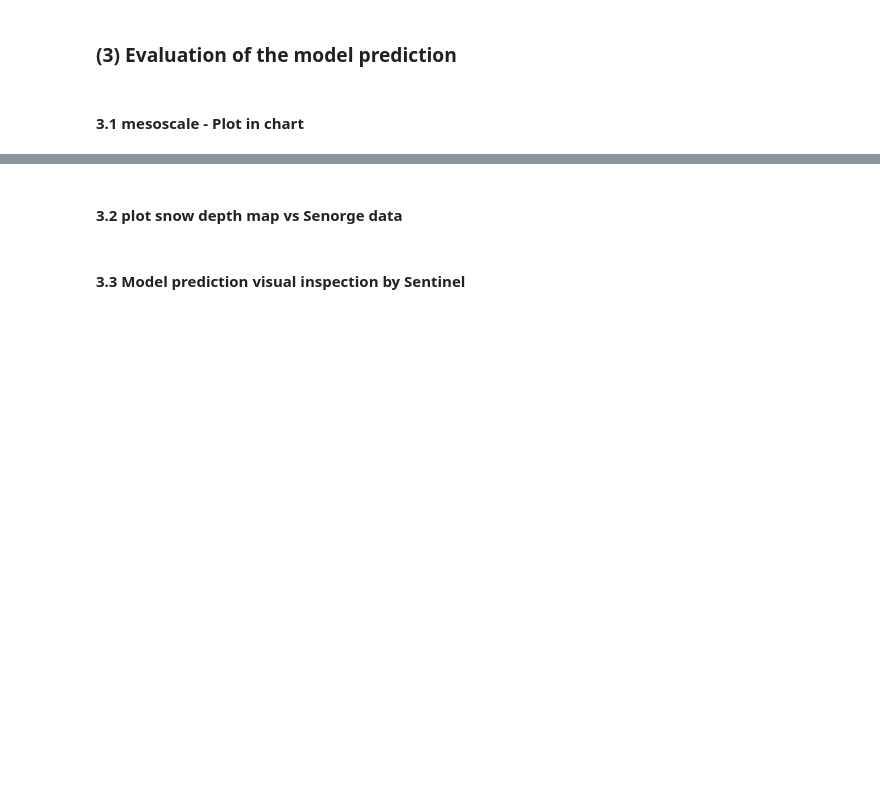
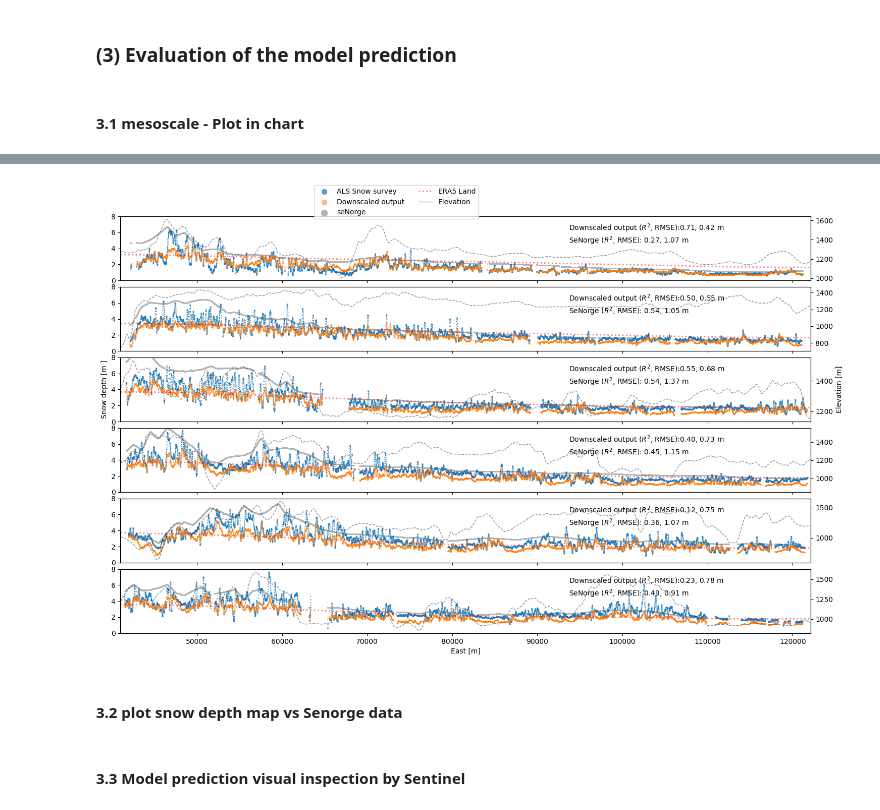
Before and after one commit to liuh886/subgrid_snow, a Jupyter notebook: notebooks/model_prediction.ipynb, the cells around one changed output, grey strips where cells are left out. Saved outputs shown, nothing was run; the diff lists cells and outputs as text; code cells hidden in the pictures; blank space fills up the shorter version.

```diff
--- a/notebooks/model_prediction.ipynb
+++ b/notebooks/model_prediction.ipynb
@@ -335,13 +464,15 @@ data_m,data_s = plot_scatter_snow_depth(v1_list, v2_list, vh_list, vs_list,ve_li
 # %%
 v1_list, v2_list, vh_list, vs_list,ve_list, x_list = extract_along_line(test.sd_predict_dtm1.where(test.lake_mask == 0) -1,
                                                                als_m.where(als_m > 0),
                                                                test.z,
                                                                senorge_april.snow_depth.mean(dim='time') / 100,
                                                                test.sde_era)
 
 data_m,data_s = plot_scatter_snow_depth(v1_list, v2_list, vh_list, vs_list,ve_list,x_list,
                                         window_size_x=10,
-                                        title='snowdepth_senoreg_scatter_08_case6_10_original.jpg')
+                                        title='../results/snowdepth_senoreg_scatter_08_case6_10_original.jpg')
+# %% [output]
+[figure, added]
 # %%
 import rioxarray
 import rasterio
```
Also changed, not shown: parts of 13 cells of this notebook, 11 other files.
